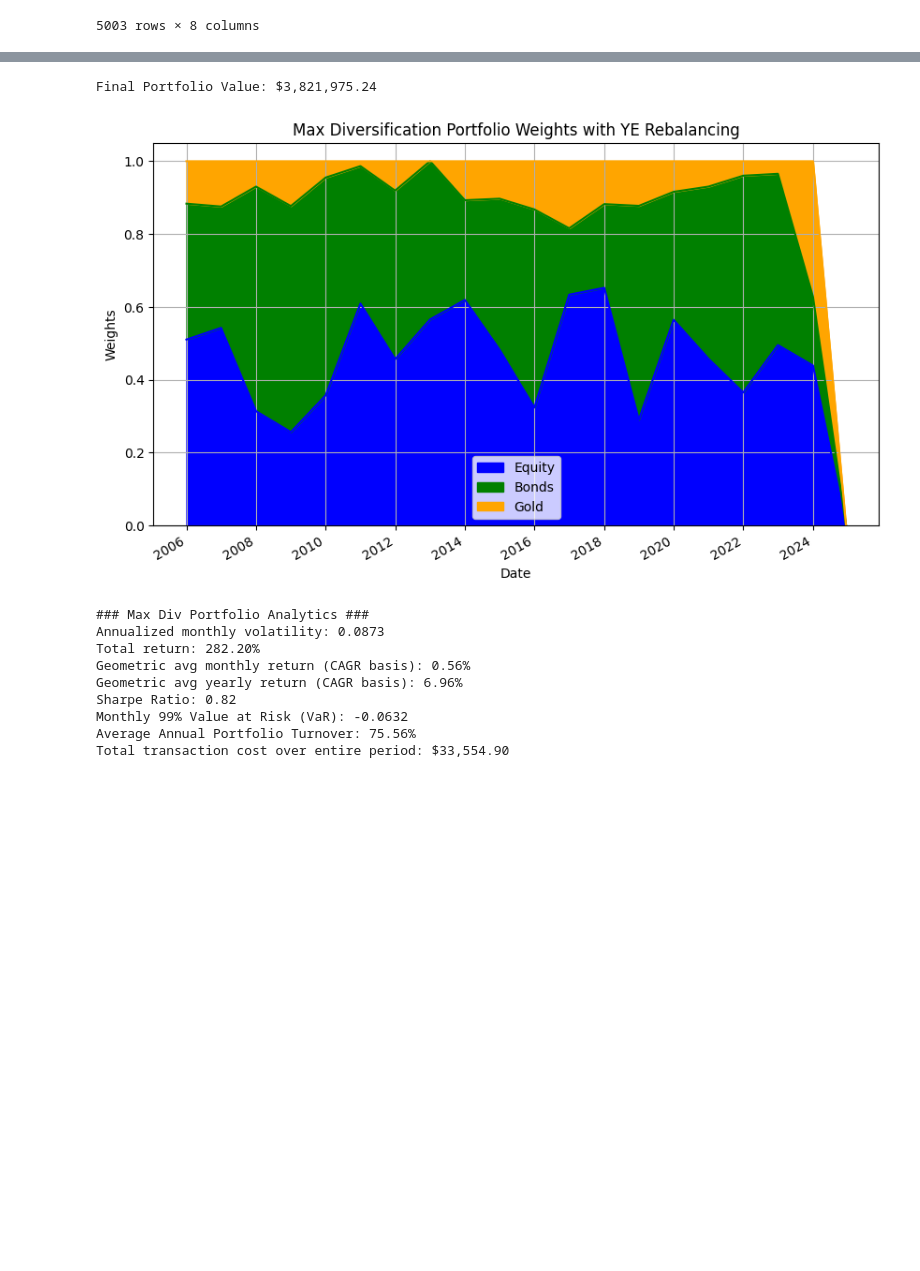
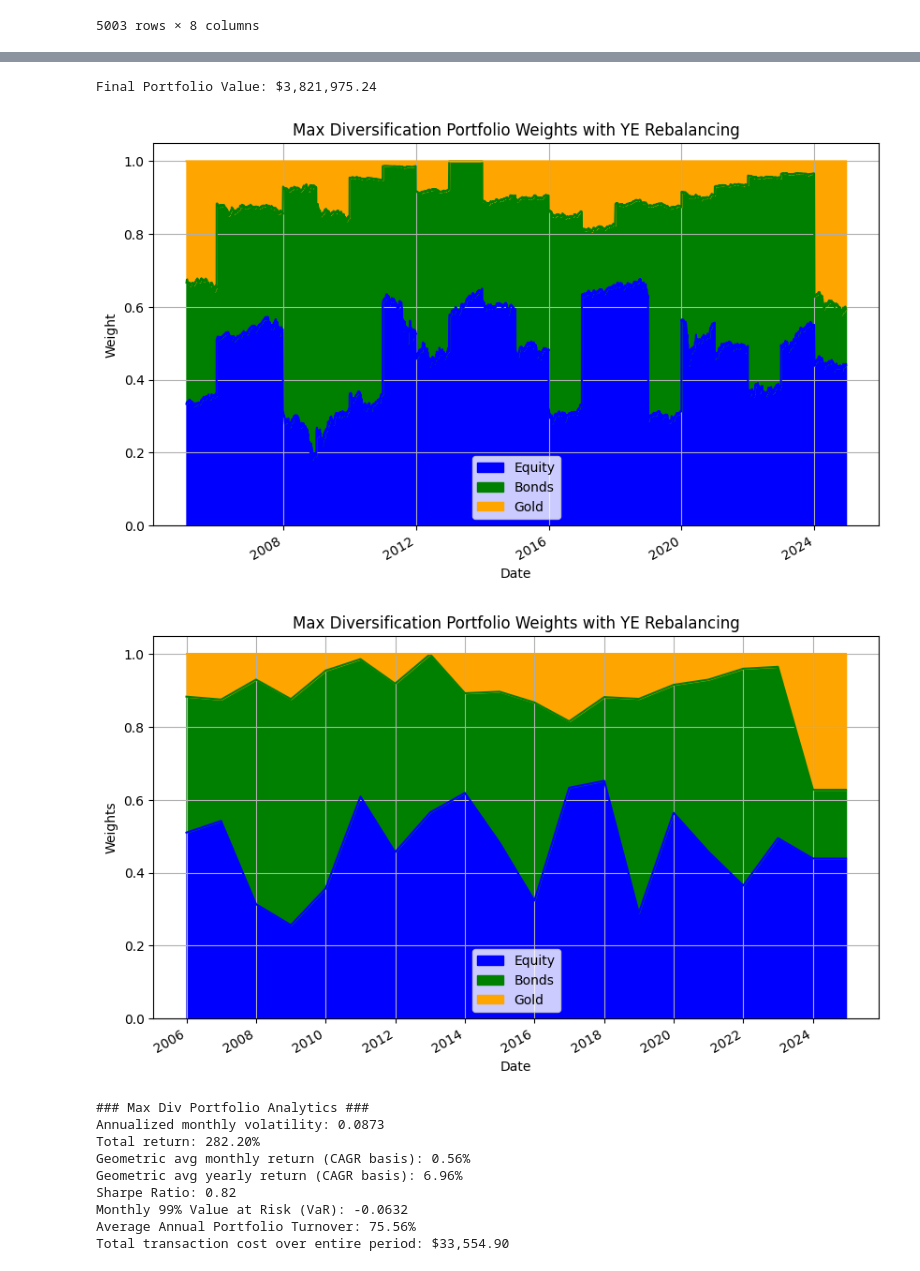
Before and after one commit to plaishev/asset_mgmt_seminar, a Jupyter notebook: Max_Diversification.ipynb, the cells around one changed output, grey strips where cells are left out. Cells and saved outputs as stored; diff of their text form; code cells hidden in the pictures; blank space fills up the shorter version.

Commit message:
MG added daily weights chart

```diff
--- a/Max_Diversification.ipynb
+++ b/Max_Diversification.ipynb
@@ -171,6 +171,10 @@ def max_diversification_construction(returns, rebalance_frequency):
                 asset_vals[asset].loc[rebal_date] = total_adj * w0[idx]
             portfolio_val.loc[rebal_date] = total_adj
 
+   # After finishing rebalancing loop, fill missing final weights
+    if portfolio_weights.iloc[-1].isna().any():
+       portfolio_weights.iloc[-1] = w0  # use last computed weights
+
     # Update beyond final rebalancing date.
     if len(rebal_dates) > 0:
         final_rebal = rebal_dates[-1]
@@ -190,35 +194,55 @@ def max_diversification_construction(returns, rebalance_frequency):
     return portfolio_val, portfolio_weights, asset_vals, tx_costs, turnover_series
 
 # Function Call and Plotting for Max Diversification Portfolio
 portfolio_val, portfolio_weights, asset_vals, tx_costs, turnover_series = max_diversification_construction(returns, rebalance_frequency)
 
 plt.figure(figsize=(10,6))
 plt.plot(portfolio_val, label='Max Diversification Portfolio Value', color='black')
 plt.title(f'Max Diversification Portfolio Value with {rebalance_frequency} Rebalancing')
 plt.xlabel('Date')
 plt.ylabel('Portfolio Value ($)')
 plt.ylim(0, 6000000)
 plt.legend()
 plt.grid(True)
 plt.show()
 
 print(f"Final Portfolio Value: ${portfolio_val.iloc[-1]:,.2f}")
 
-# (Optional) Group weights by asset class and plot.
+# Compute daily weights for each asset
+daily_weights = pd.DataFrame(index=portfolio_val.index)
+for asset in asset_vals:
+    daily_weights[asset] = asset_vals[asset] / portfolio_val
+
+# Group daily weights by asset class
+grouped_daily_weights = pd.DataFrame(index=daily_weights.index)
+grouped_daily_weights['Equity'] = daily_weights[['Japan', 'APACxJapan', 'Europe', 'LatAm', 'US']].sum(axis=1)
+grouped_daily_weights['Bonds'] = daily_weights[['T-Bills_7_10', 'T-Bills_20']].sum(axis=1)
+grouped_daily_weights['Gold'] = daily_weights['Gold']
+
+# Plot daily asset class weights as a stacked area chart
+grouped_daily_weights.plot(figsize=(10,6), kind='area', stacked=True, color=['blue','green','orange'])
+plt.title(f'Max Diversification Portfolio Weights with {rebalance_frequency} Rebalancing')
+plt.xlabel('Date')
+plt.ylabel('Weight')
+plt.grid(True)
+plt.show()
+
+# Group weights by asset class and plot.
 grouped_weights = pd.DataFrame(index=portfolio_weights.index)
 grouped_weights['Equity'] = portfolio_weights[['Japan', 'APACxJapan', 'Europe', 'LatAm', 'US']].sum(axis=1)
 grouped_weights['Bonds'] = portfolio_weights[['T-Bills_7_10', 'T-Bills_20']].sum(axis=1)
 grouped_weights['Gold'] = portfolio_weights['Gold']
 grouped_weights.plot(figsize=(10,6), kind='area', stacked=True, color=['blue','green','orange'])
 plt.title(f'Max Diversification Portfolio Weights with {rebalance_frequency} Rebalancing')
 plt.xlabel('Date')
 plt.ylabel('Weights')
 plt.grid(True)
 plt.show()
 # %% [output]
 [figure]
 Final Portfolio Value: $3,821,975.24
-[figure, old version]
+[figure, new version]
+[figure, added]
 # %%
 #### Max Div Portfolio Analytics #### ver 3.0
 
```
Also changed, not shown: 3 other files.
